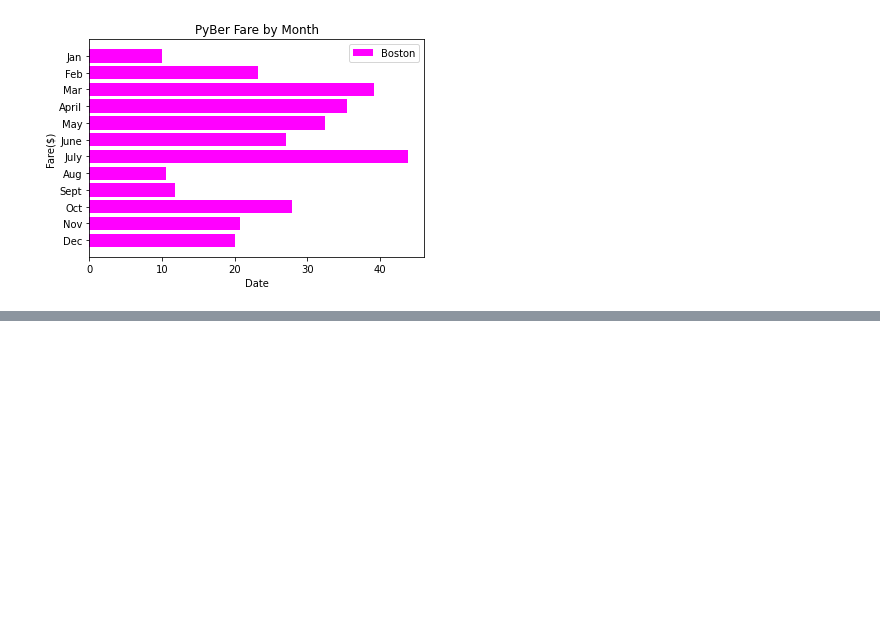
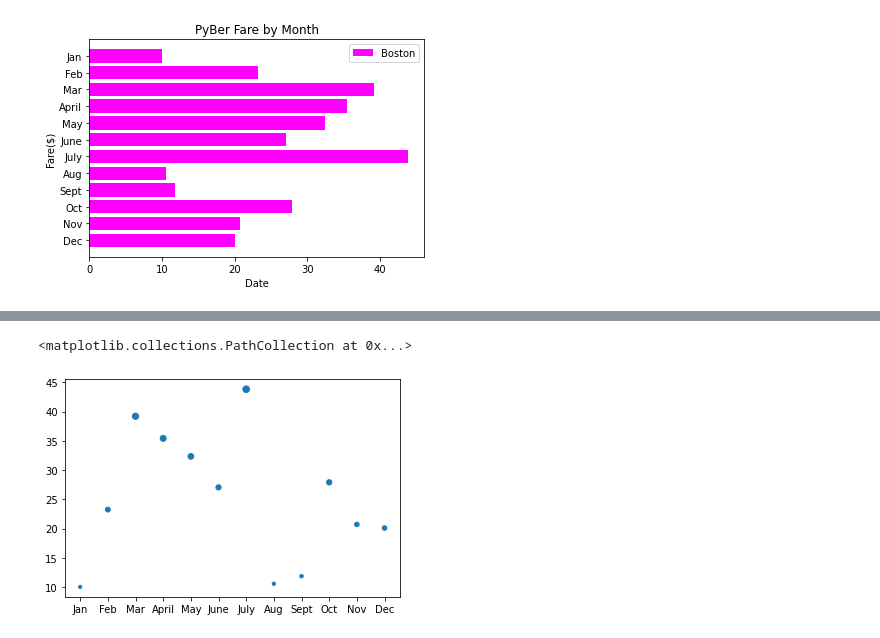
Before and after one commit to aktugchelekche/PyBer_Analysis, a Jupyter notebook: matplotlib_practice.ipynb, the cells around one changed output, grey strips where cells are left out. Cells and saved outputs as stored; diff of their text form; code cells hidden in the pictures; blank space fills up the shorter version.

```diff
--- a/matplotlib_practice.ipynb
+++ b/matplotlib_practice.ipynb
@@ -153,0 +204,5 @@ plt.legend()
+# %%
+plt.scatter(x_axis, y_axis, s=y_axis)
+# %% [output]
+<matplotlib.collections.PathCollection at 0x...>
+[figure, added]
```
Also changed, not shown: parts of 23 cells of this notebook, 6 other files.
